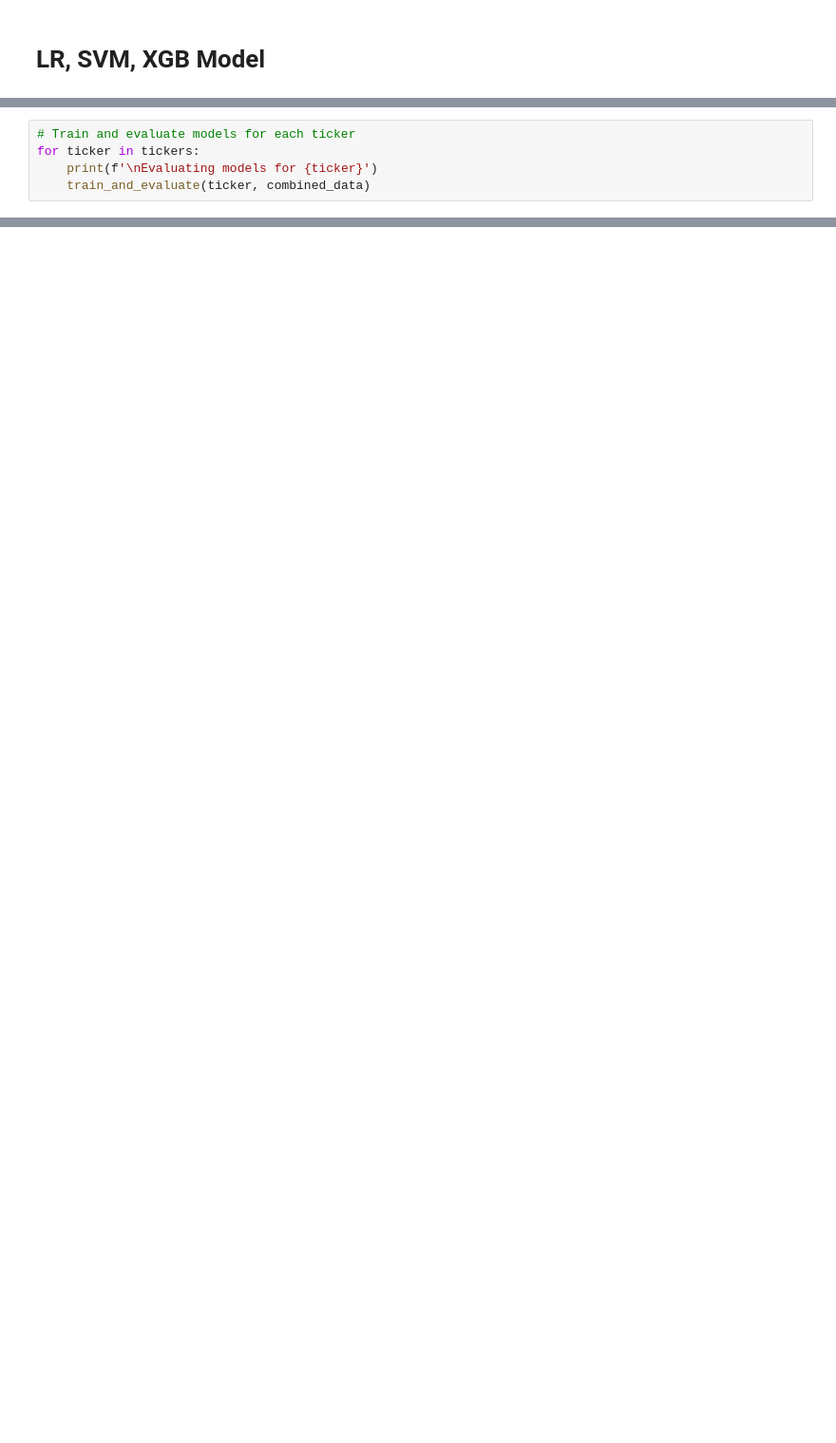
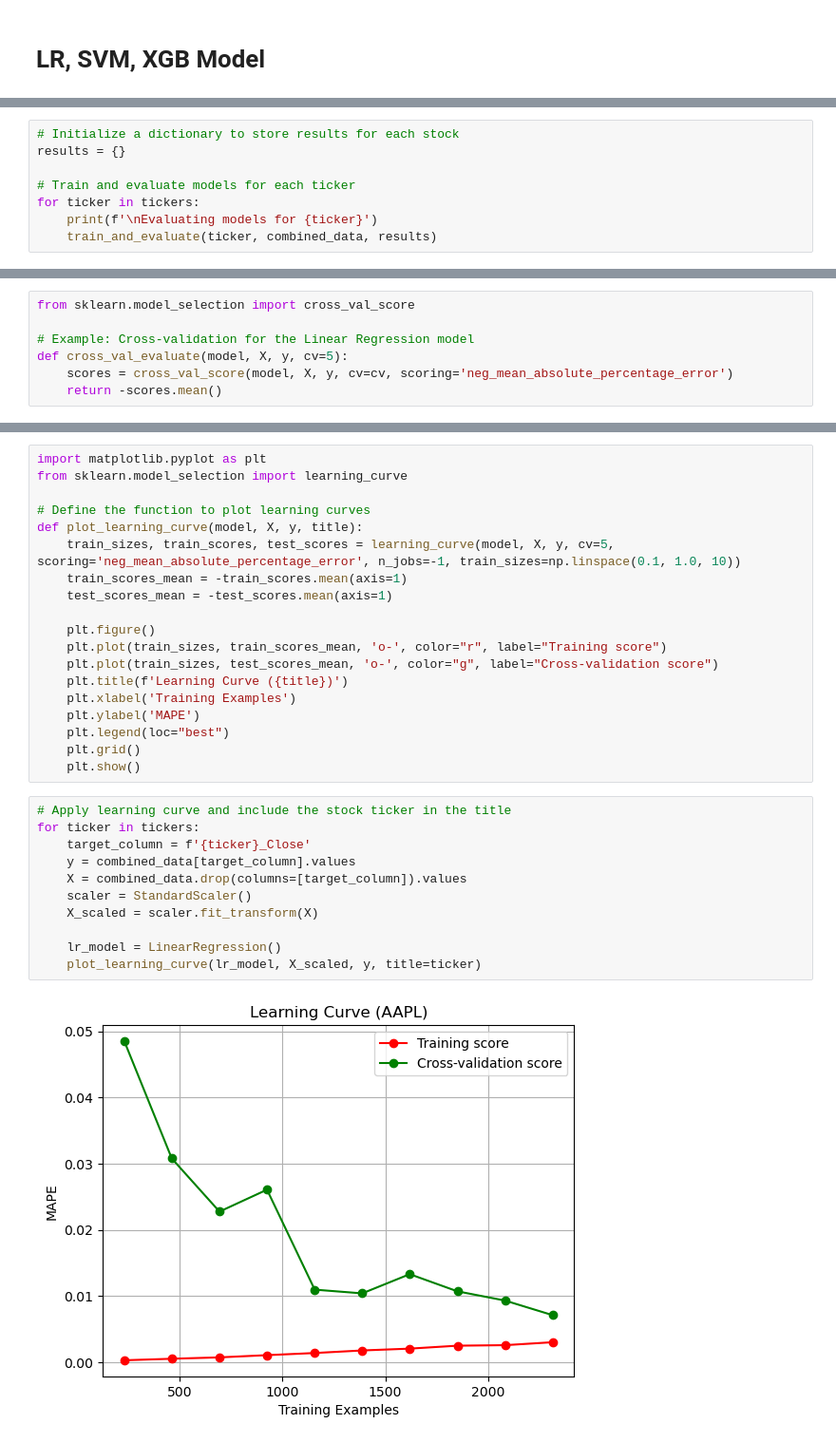
Before and after one commit to jmarihawkins/Predicting_Stock_Prices, a Jupyter notebook: main_antoine.ipynb, the cells around one changed output, grey strips where cells are left out. Shown at 95% size. Saved outputs shown, nothing was run; the diff lists cells and outputs as text; blank space fills up the shorter version.

Commit message:
Updated results for models

```diff
--- a/main_antoine.ipynb
+++ b/main_antoine.ipynb
@@ -182,7 +209,10 @@ def train_and_evaluate(ticker, combined_data):
 # %%
+# Initialize a dictionary to store results for each stock
+results = {}
+
 # Train and evaluate models for each ticker
 for ticker in tickers:
     print(f'\nEvaluating models for {ticker}')
-    train_and_evaluate(ticker, combined_data)
+    train_and_evaluate(ticker, combined_data, results)
 # %% [output]
 Evaluating models for AAPL
@@ -236,0 +268,7 @@ TSLA - XGBoost RMSE: 1.4645307781511296, MAE: 0.6714938135756524, MAPE: 0.010285
+# %%
+from sklearn.model_selection import cross_val_score
+
+# Example: Cross-validation for the Linear Regression model
+def cross_val_evaluate(model, X, y, cv=5):
+    scores = cross_val_score(model, X, y, cv=cv, scoring='neg_mean_absolute_percentage_error')
+    return -scores.mean()
@@ -236,0 +315,32 @@ TSLA - XGBoost RMSE: 1.4645307781511296, MAE: 0.6714938135756524, MAPE: 0.010285
+# %%
+import matplotlib.pyplot as plt
+from sklearn.model_selection import learning_curve
+
+# Define the function to plot learning curves
+def plot_learning_curve(model, X, y, title):
+    train_sizes, train_scores, test_scores = learning_curve(model, X, y, cv=5, scoring='neg_mean_absolute_percentage_error', n_jobs=-1, train_sizes=np.linspace(0.1, 1.0, 10))
+    train_scores_mean = -train_scores.mean(axis=1)
+    test_scores_mean = -test_scores.mean(axis=1)
+
+    plt.figure()
+    plt.plot(train_sizes, train_scores_mean, 'o-', color="r", label="Training score")
+    plt.plot(train_sizes, test_scores_mean, 'o-', color="g", label="Cross-validation score")
+    plt.title(f'Learning Curve ({title})')
+    plt.xlabel('Training Examples')
+    plt.ylabel('MAPE')
+    plt.legend(loc="best")
+    plt.grid()
+    plt.show()
+# %%
+# Apply learning curve and include the stock ticker in the title
+for ticker in tickers:
+    target_column = f'{ticker}_Close'
+    y = combined_data[target_column].values
+    X = combined_data.drop(columns=[target_column]).values
+    scaler = StandardScaler()
+    X_scaled = scaler.fit_transform(X)
+
+    lr_model = LinearRegression()
+    plot_learning_curve(lr_model, X_scaled, y, title=ticker)
+# %% [output]
+[figure, added]
```
Also changed, not shown: parts of 12 cells of this notebook.
